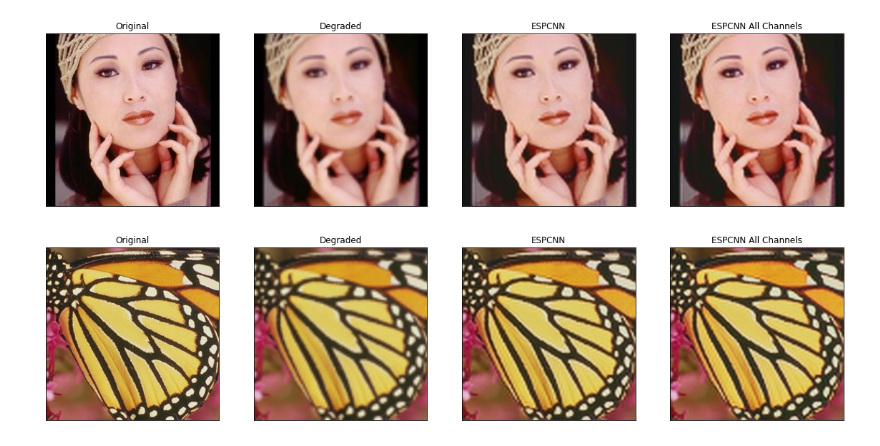
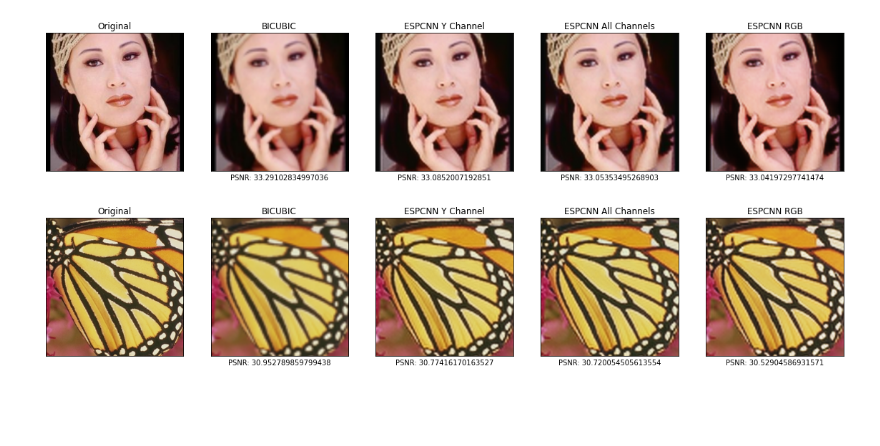
Before and after one commit to Ne-ki-tos/Super_res, a Jupyter notebook: ESPCN.ipynb, the cells around one changed output. Drawn from its saved outputs; the diff is of its cells as text; code cells hidden in the pictures; blank space fills up the shorter version.

```diff
--- a/ESPCN.ipynb
+++ b/ESPCN.ipynb
@@ -207,6 +230,21 @@ class Net(nn.Module):
         x = torch.tanh(self.conv2(x))
         x = torch.sigmoid(self.pixel_shuffle(self.conv3(x)))
         return x
+
+class NetRGB(nn.Module):
+    def __init__(self, upscale_factor):
+        super(NetRGB, self).__init__()
+
+        self.conv1 = nn.Conv2d(3, 64, (5, 5), (1, 1), (2, 2))
+        self.conv2 = nn.Conv2d(64, 32, (3, 3), (1, 1), (1, 1))
+        self.conv3 = nn.Conv2d(32, 3 * (upscale_factor ** 2), (3, 3), (1, 1), (1, 1))
+        self.pixel_shuffle = nn.PixelShuffle(upscale_factor)
+
+    def forward(self, x):
+        x = torch.tanh(self.conv1(x))
+        x = torch.tanh(self.conv2(x))
+        x = torch.sigmoid(self.pixel_shuffle(self.conv3(x)))
+        return x
 # %%
 def processorY(sample):
     data, target, training = sample
@@ -575,6 +719,8 @@ path = 'data/Test/Set5/SRF_' + str(UPSCALE_FACTOR) + '/data/'
 images_name = [x for x in listdir(path) if is_image_file(x)]
 
 out_path = 'results/SRF_' + str(UPSCALE_FACTOR) + '/'
+
+meter_psnr = PSNRMeterImage()
 
 if not os.path.exists(out_path):
     os.makedirs(out_path)
@@ -582,58 +728,91 @@ for image_name in tqdm(images_name, desc='convert LR images to HR images'):
 
     ref = Image.open('data/Test/Set5/SRF_' + str(UPSCALE_FACTOR) + '/target/' + image_name)
     img = Image.open(path + image_name).convert('YCbCr')
+    img_rgb = Image.open(path + image_name).convert('RGB')
+    #print(np.array(img_rgb))
+    img_rgb = Variable(transforms.ToTensor()(img_rgb)).view(1, -1, img_rgb.size[0], img_rgb.size[1])
+    #print(img_rgb.shape)
+    #print(img_rgb)
+    #plt.imshow(img_rgb)
+    if torch.cuda.is_available():
+        img_rgb = img_rgb.cuda()
+    out_rgb = model_RGB(img_rgb).data[0].numpy()
+    out_rgb *= 255.999
+    out_rgb = out_rgb.clip(0, 255)
+    #print(out_rgb.shape)
+    #print(out_rgb)
+    out_rgb = np.dstack((out_rgb[0], out_rgb[1], out_rgb[2]))
+    out_rgb = Image.fromarray(np.uint8(out_rgb), 'RGB')
+    meter_psnr.add(np.array(out_rgb.crop((6,6,w - 6, h - 6))), np.array(ref.crop((6,6,w - 6, h - 6))))
+    psnr_RGB = meter_psnr.value()
+    meter_psnr.reset()
     y, cb, cr = img.split()
     image = Variable(transforms.ToTensor()(y)).view(1, -1, y.size[1], y.size[0])
     if torch.cuda.is_available():
         image = image.cuda()
-
     out = model_Y(image)
     out = out.cpu()
     out_img_y = out.data[0].numpy()
-    out_img_y *= 255.0
+    out_img_y *= 255.999
     out_img_y = out_img_y.clip(0, 255)
     out_img_y = Image.fromarray(np.uint8(out_img_y[0]), mode='L')
     out_img_cb = cb.resize(out_img_y.size, Image.BICUBIC)
     out_img_cr = cr.resize(out_img_y.size, Image.BICUBIC)
     out_img = Image.merge('YCbCr', [out_img_y, out_img_cb, out_img_cr]).convert('RGB')
     out_img.save(out_path + image_name)
+    meter_psnr.add(np.array(out_img.crop((6,6,w - 6, h - 6))), np.array(ref.crop((6,6,w - 6, h - 6))))
+    psnr_ESPCN = meter_psnr.value()
+    meter_psnr.reset()
     image = Variable(transforms.ToTensor()(cb)).view(1, -1, y.size[1], y.size[0])
     if torch.cuda.is_available():
         image = image.cuda()
     cb_out = model_Cb(image)
     image = Variable(transforms.ToTensor()(cr)).view(1, -1, y.size[1], y.size[0])
     if torch.cuda.is_available():
         image = image.cuda()
     cr_out = model_Cr(image)
     out_img_cb = cb_out.data[0].numpy()
-    out_img_cb *= 255.0
+    out_img_cb *= 255.999
     out_img_cb = out_img_cb.clip(0, 255)
     out_img_cb = Image.fromarray(np.uint8(out_img_cb[0]))
     out_img_cr = cr_out.data[0].numpy()
-    out_img_cr *= 255.0
+    out_img_cr *= 255.999
     out_img_cr = out_img_cr.clip(0, 255)
     out_img_cr = Image.fromarray(np.uint8(out_img_cr[0]))
     sup = Image.merge('YCbCr', [out_img_y, out_img_cb, out_img_cr]).convert('RGB')
+    meter_psnr.add(np.array(sup.crop((6,6,w - 6, h - 6))), np.array(ref.crop((6,6,w - 6, h - 6))))
+    psnr_ESPCN_ALL = meter_psnr.value()
+    meter_psnr.reset()
+    meter_psnr.add(np.array(img.convert('RGB').resize((img.width * 3, img.height * 3), resample = Image.BICUBIC).crop((6,6,w-6,h-6))), np.array(ref.crop((6,6,w - 6, h - 6))))
+    psnr_BICUBIC = meter_psnr.value()
+    meter_psnr.reset()
 
-    fig, axs = plt.subplots(1, 4, figsize=(20, 8))
-    axs[0].imshow(ref)
+    w = ref.width
+    h = ref.height
+    fig, axs = plt.subplots(1, 5, figsize=(20, 8))
+    axs[0].imshow(ref.crop((6,6,w - 6, h - 6)))
     axs[0].set_title('Original')
-    axs[1].imshow(img.convert('RGB').resize((img.width * 3, img.height * 3), resample = Image.BICUBIC))
-    axs[1].set_title('Degraded')
-    #axs[1].set(xlabel = 'PSNR: {}\nMSE: {} \nSSIM: {}'.format(scores[0][0], scores[0][1], scores[0][2]))
-    axs[2].imshow(out_img)
-    axs[2].set_title('ESPCNN')
-    #axs[2].set(xlabel = 'PSNR: {} \nMSE: {} \nSSIM: {}'.format(scores[1][0], scores[1][1], scores[1][2]))
-    axs[3].imshow(sup)
+    axs[1].imshow(img.convert('RGB').resize((img.width * 3, img.height * 3), resample = Image.BICUBIC).crop((6,6,w-6,h-6)))
+    axs[1].set_title('BICUBIC')
+    axs[1].set(xlabel = 'PSNR: {}'.format(psnr_BICUBIC))
+    axs[2].imshow(out_img.crop((6,6,w - 6,h - 6)))
+    axs[2].set_title('ESPCNN Y Channel')
+    axs[2].set(xlabel = 'PSNR: {}'.format(psnr_ESPCN))
+    axs[3].imshow(sup.crop((6,6,w-6,h-6)))
     axs[3].set_title('ESPCNN All Channels')
+    axs[3].set(xlabel = 'PSNR: {}'.format(psnr_ESPCN_ALL))
+    axs[4].imshow(out_rgb.crop((6,6,w-6,h-6)))
+    axs[4].set_title('ESPCNN RGB')
+    axs[4].set(xlabel = 'PSNR: {}'.format(psnr_RGB))
 
     for ax in axs:
         ax.set_xticks([])
         ax.set_yticks([])
 
+
     #print('Saving {}'.format(file))
     #fig.savefig('Output/{}.png'.format(os.path.splitext(file)[0]))
     #plt.close()
 # %% [output]
-[figure, old version]
+[figure, new version]
-[figure, old version]
+[figure, new version]
```
Also changed, not shown: parts of 15 cells of this notebook.
